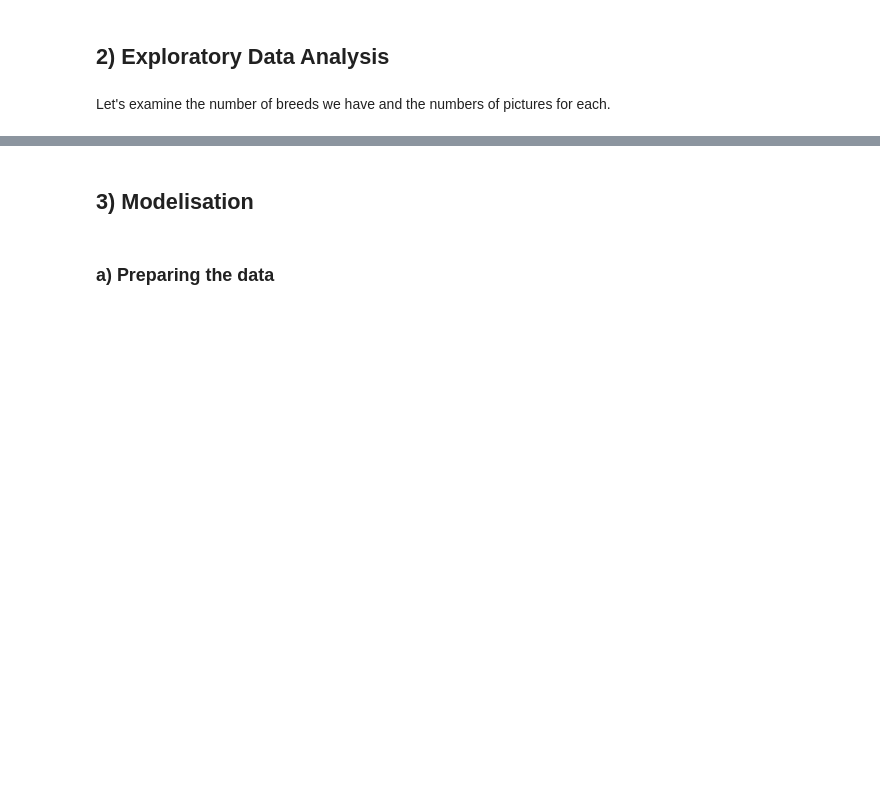
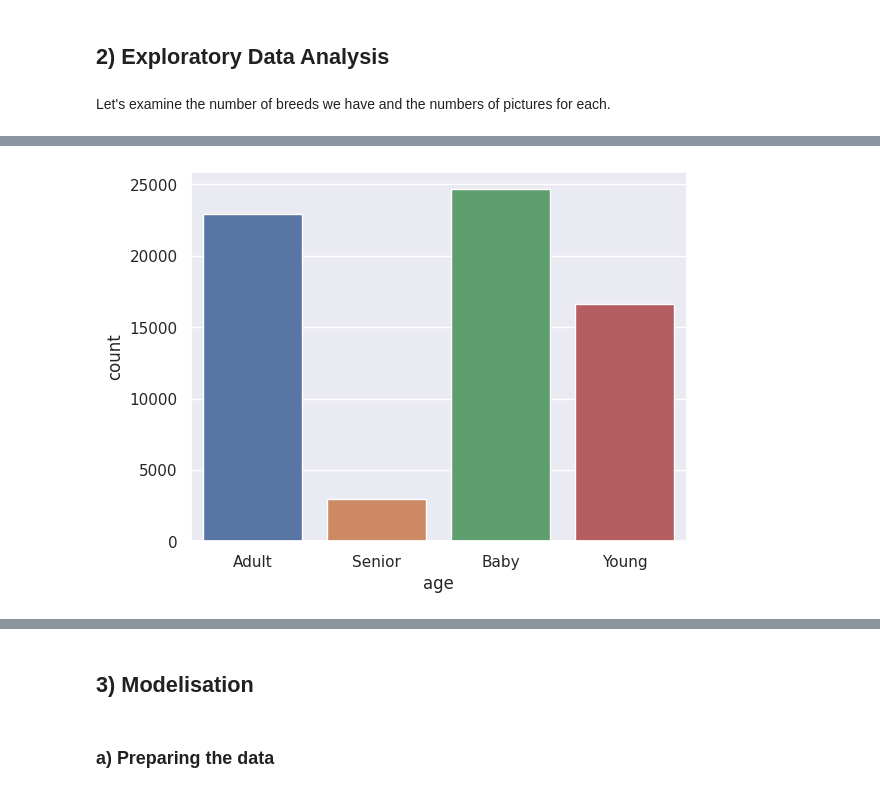
Before and after one commit to cecilegltslmcs/cats-classification, a Jupyter notebook: notebook.ipynb, the cells around one changed output, grey strips where cells are left out. Saved outputs shown, nothing was run; the diff lists cells and outputs as text; code cells hidden in the pictures; blank space fills up the shorter version.

```diff
--- a/notebook.ipynb
+++ b/notebook.ipynb
@@ -55,0 +103,5 @@ FileNotFoundError: ignored
+# %%
+sns.countplot(x="age", data=df)
+plt.show()
+# %% [output]
+[figure, added]
```
Also changed, not shown: parts of 17 cells of this notebook.
